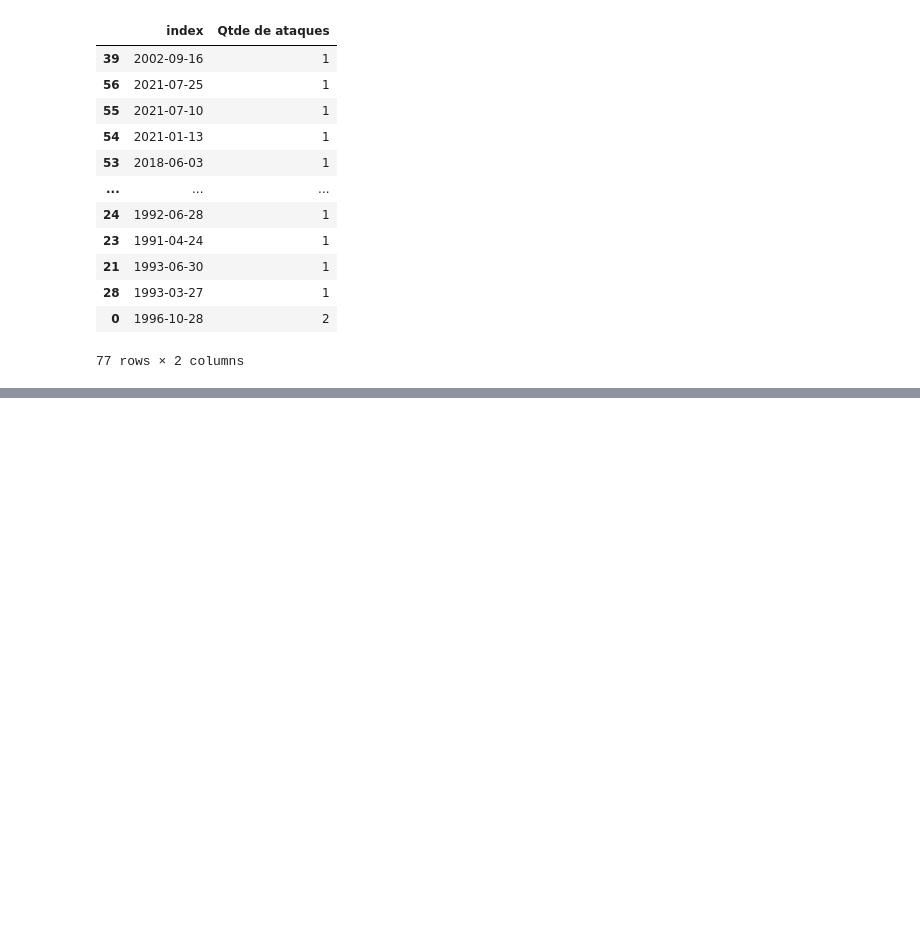
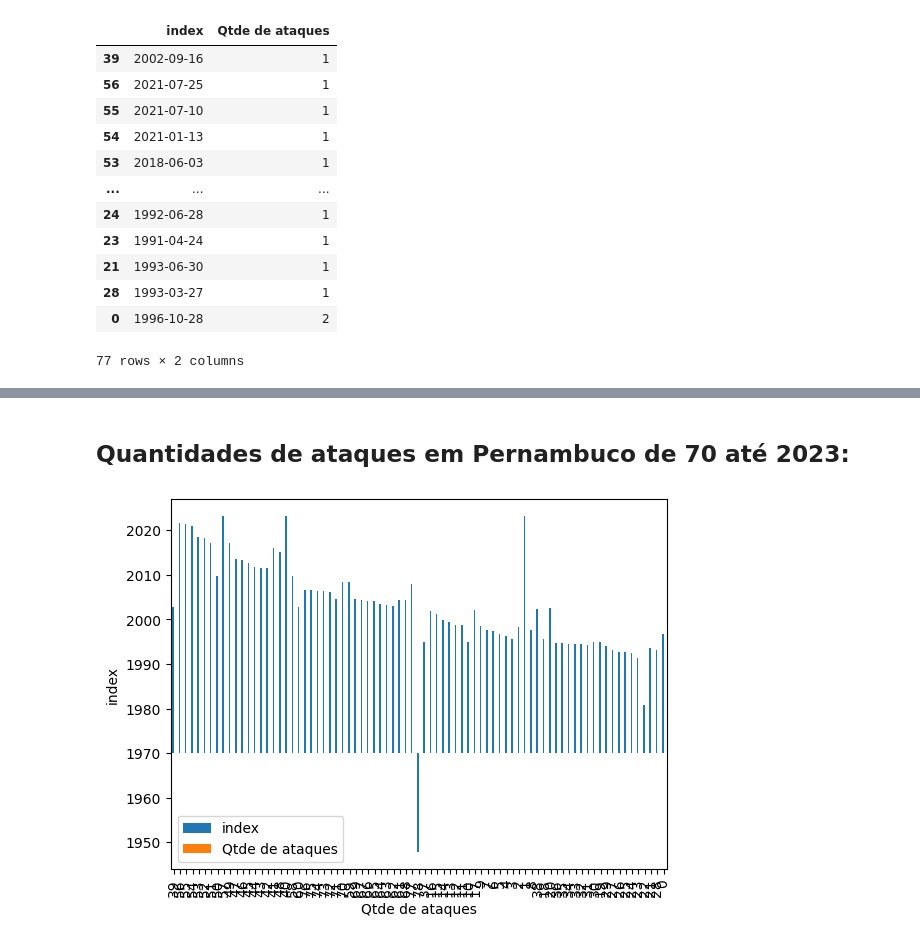
Before and after one commit to PedroPavanii/Shark_Project, a Jupyter notebook: Shark_1.ipynb, the cells around one changed output, grey strips where cells are left out. Saved outputs shown, nothing was run; the diff lists cells and outputs as text; code cells hidden in the pictures; blank space fills up the shorter version.

```diff
--- a/Shark_1.ipynb
+++ b/Shark_1.ipynb
@@ -363,0 +377,10 @@ Em 1991 o Cais de Múltiplos Usos começa a operar e o Porto de Suape foi inclu
+# %% [markdown]
+## Quantidades de ataques em Pernambuco de 70 até 2023:
+# %%
+
+ax_data = df_data.plot(kind='bar')
+ax_data.set_xlabel('Qtde de ataques')
+ax_data.set_ylabel('index')
+plt.show()
+# %% [output]
+[figure, added]
```
Also changed, not shown: parts of 22 cells of this notebook.
